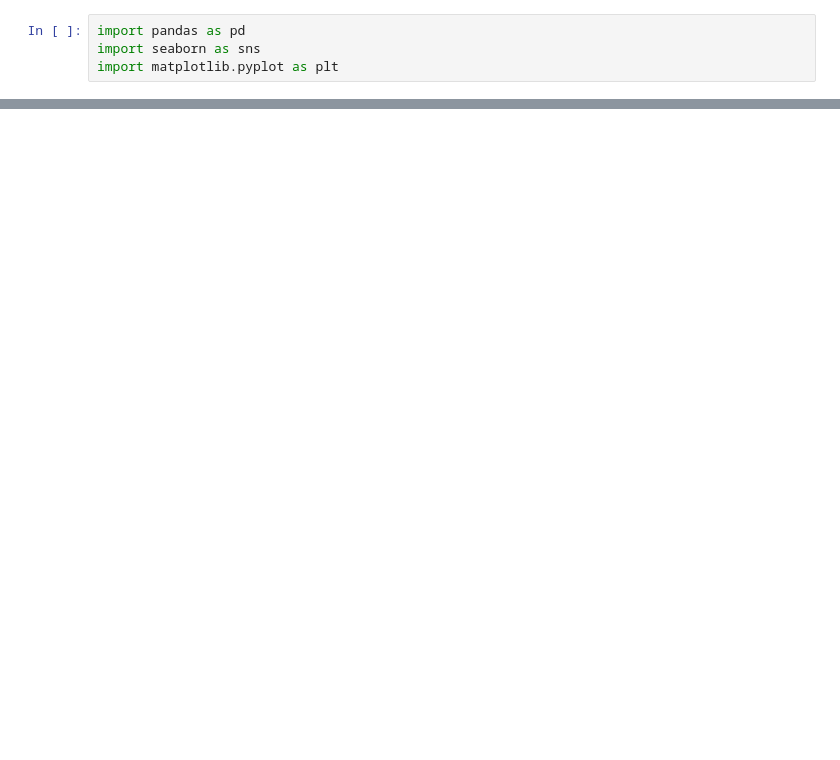
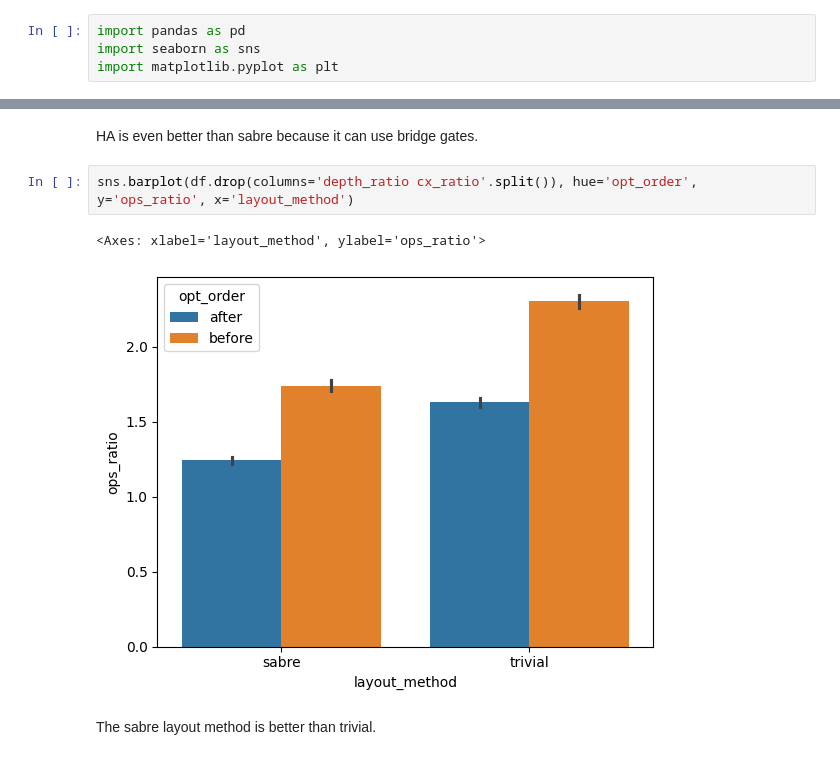
Before and after one commit to congfeng4/QuantumCompiler, a Jupyter notebook: run_baseline.ipynb, the cells around one changed output, grey strips where cells are left out. Saved outputs shown, nothing was run; the diff lists cells and outputs as text; blank space fills up the shorter version.

```diff
--- a/run_baseline.ipynb
+++ b/run_baseline.ipynb
@@ -49,0 +48,9 @@ df[df.opt_method == 'qiskit:1']
+# %% [markdown]
+HA is even better than sabre because it can use bridge gates.
+# %%
+sns.barplot(df.drop(columns='depth_ratio cx_ratio'.split()), hue='opt_order', y='ops_ratio', x='layout_method')
+# %% [output]
+<Axes: xlabel='layout_method', ylabel='ops_ratio'>
+[figure, added]
+# %% [markdown]
+The sabre layout method is better than trivial.
```
Also changed, not shown: parts of 6 cells of this notebook, 12 other files.
